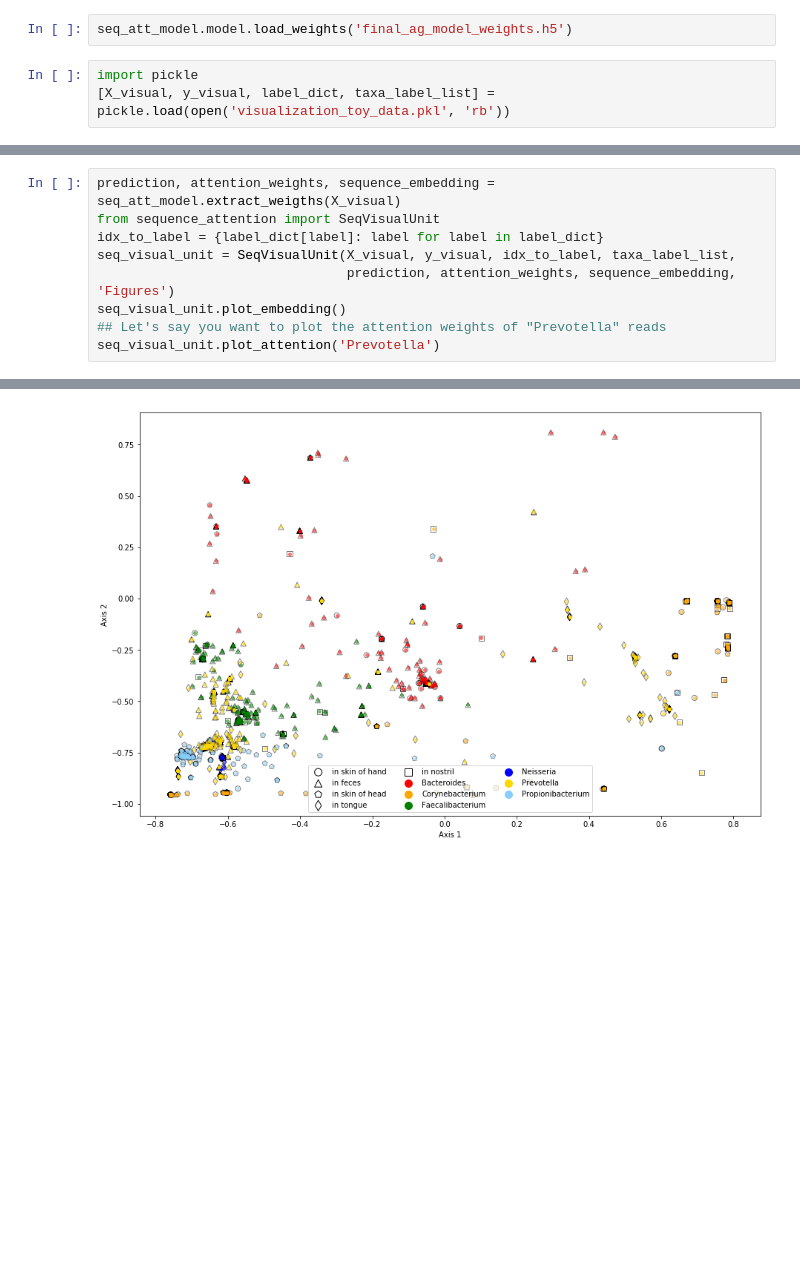
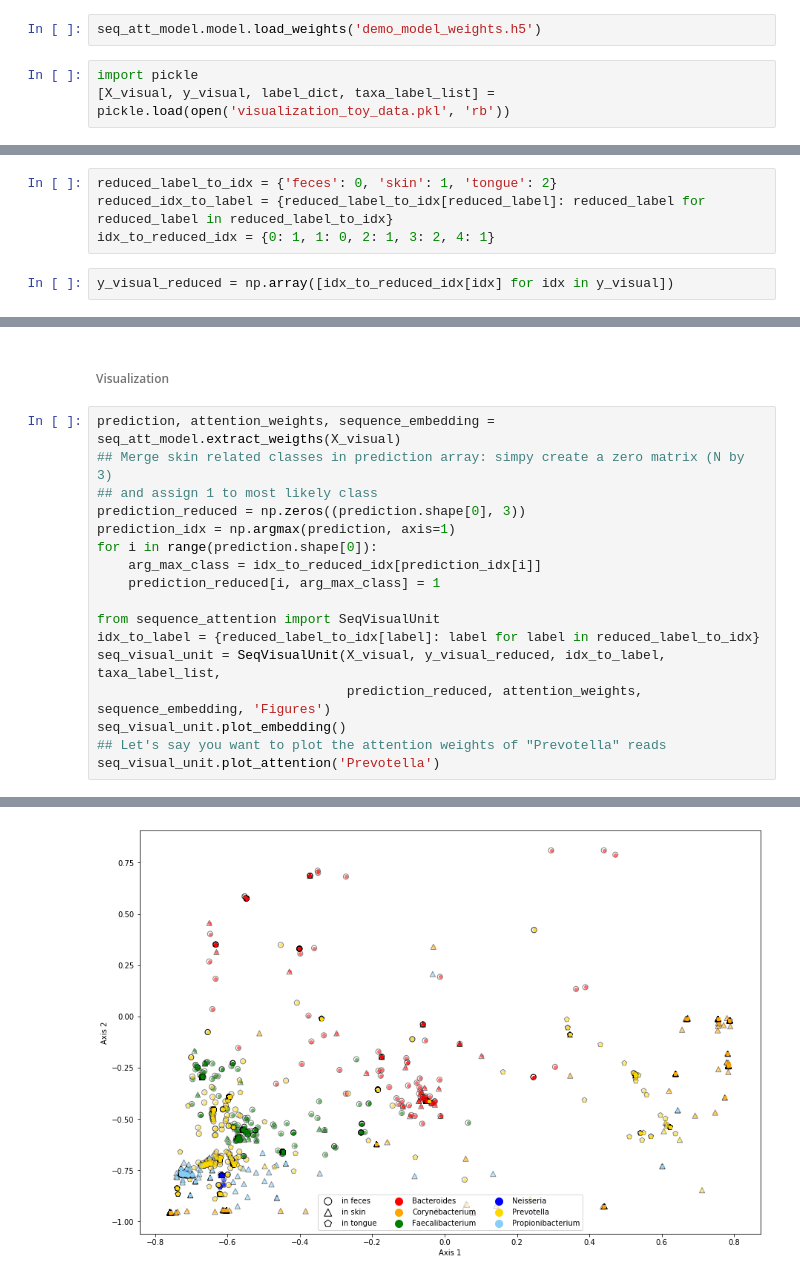
Before and after one commit to thomasjji14/sequence_attention, a Jupyter notebook: demo.ipynb, the cells around one changed output, grey strips where cells are left out. Drawn from its saved outputs; the diff is of its cells as text; blank space fills up the shorter version.

Commit message:
updated the demo

```diff
--- a/demo.ipynb
+++ b/demo.ipynb
@@ -197,7 +199,7 @@ Trainable params: 1,947,494
 Non-trainable params: 2,048
 __________________________________________________________________________________________________
 # %%
-seq_att_model.model.load_weights('final_ag_model_weights.h5')
+seq_att_model.model.load_weights('demo_model_weights.h5')
 # %%
 import pickle
 [X_visual, y_visual, label_dict, taxa_label_list] = pickle.load(open('visualization_toy_data.pkl', 'rb'))
@@ -203,0 +210,6 @@ import pickle
+# %%
+reduced_label_to_idx = {'feces': 0, 'skin': 1, 'tongue': 2}
+reduced_idx_to_label = {reduced_label_to_idx[reduced_label]: reduced_label for reduced_label in reduced_label_to_idx}
+idx_to_reduced_idx = {0: 1, 1: 0, 2: 1, 3: 2, 4: 1}
+# %%
+y_visual_reduced = np.array([idx_to_reduced_idx[idx] for idx in y_visual])
@@ -204,9 +224,19 @@ import pickle
+# %% [markdown]
+###### Visualization
 # %%
 prediction, attention_weights, sequence_embedding = seq_att_model.extract_weigths(X_visual)
+## Merge skin related classes in prediction array: simpy create a zero matrix (N by 3)
+## and assign 1 to most likely class
+prediction_reduced = np.zeros((prediction.shape[0], 3))
+prediction_idx = np.argmax(prediction, axis=1)
+for i in range(prediction.shape[0]):
+    arg_max_class = idx_to_reduced_idx[prediction_idx[i]]
+    prediction_reduced[i, arg_max_class] = 1
+
 from sequence_attention import SeqVisualUnit
-idx_to_label = {label_dict[label]: label for label in label_dict}
-seq_visual_unit = SeqVisualUnit(X_visual, y_visual, idx_to_label, taxa_label_list,
-                                prediction, attention_weights, sequence_embedding, 'Figures')
+idx_to_label = {reduced_label_to_idx[label]: label for label in reduced_label_to_idx}
+seq_visual_unit = SeqVisualUnit(X_visual, y_visual_reduced, idx_to_label, taxa_label_list,
+                                prediction_reduced, attention_weights, sequence_embedding, 'Figures')
 seq_visual_unit.plot_embedding()
 ## Let's say you want to plot the attention weights of "Prevotella" reads
 seq_visual_unit.plot_attention('Prevotella')
@@ -217 +247 @@ seq_visual_unit.plot_attention('Prevotella')
-[figure, old version]
+[figure, new version]
```
Also changed, not shown: parts of 15 cells of this notebook, 1 other file.
